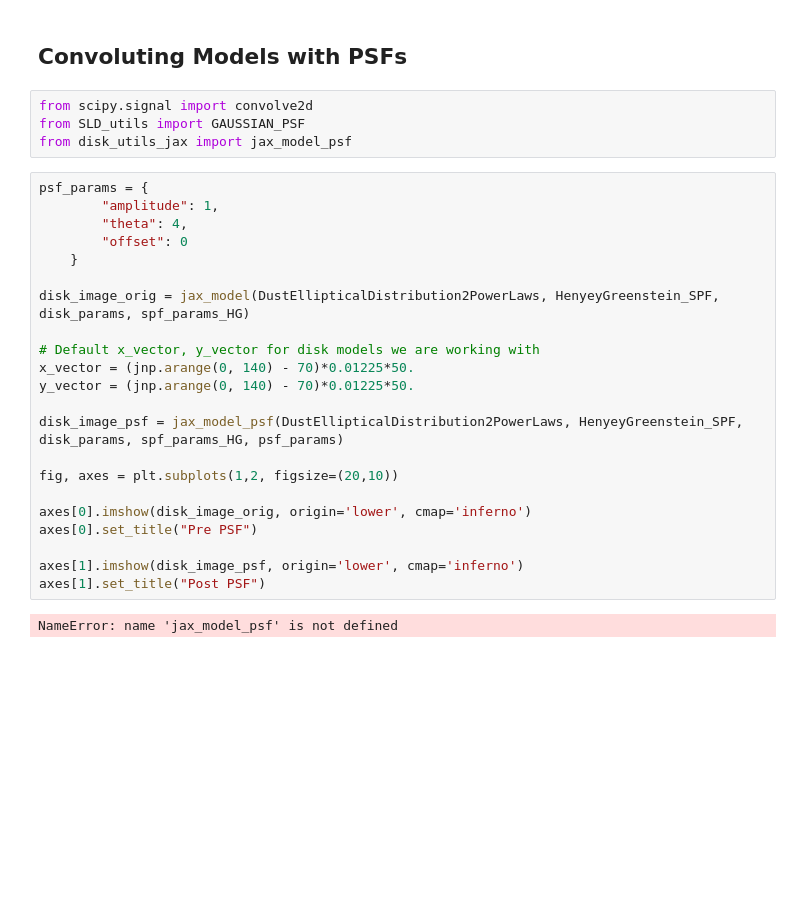
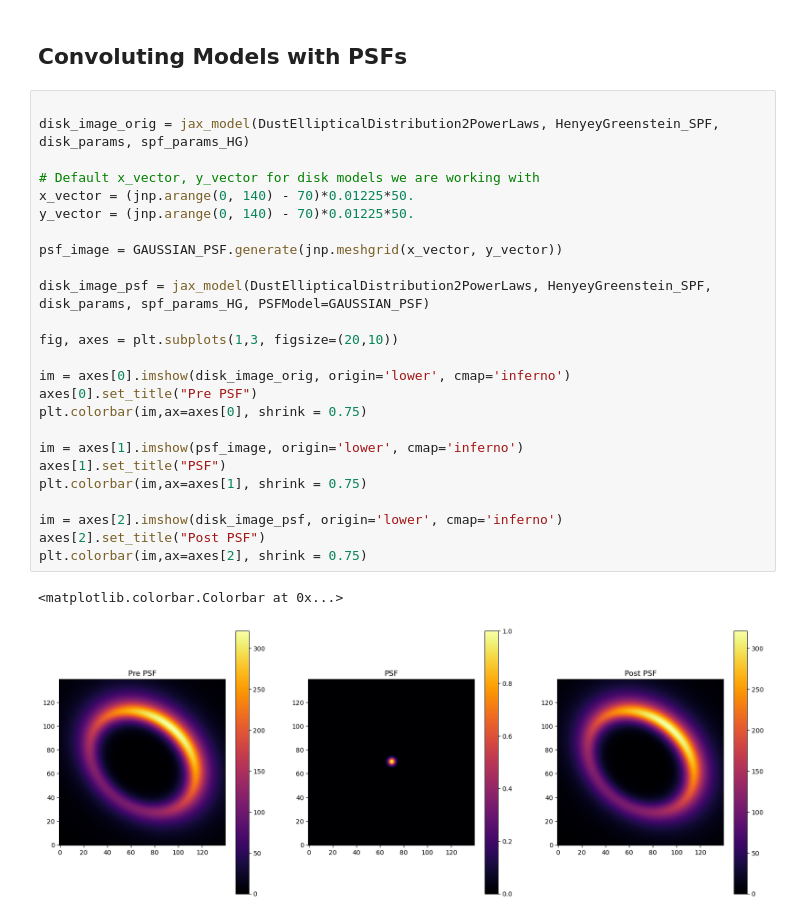
Before and after one commit to mihir-r-kondapalli/GRaTeR-JAX, a Jupyter notebook: DiskTutorial.ipynb, the cells around one changed output. Saved outputs shown, nothing was run; the diff lists cells and outputs as text; blank space fills up the shorter version.

Commit message:
Analyzing Disk Fits plus some other stuff

```diff
--- a/DiskTutorial.ipynb
+++ b/DiskTutorial.ipynb
@@ -200,30 +203,30 @@ Text(0.5, 1.0, 'Target Image')
 # %% [markdown]
 ## Convoluting Models with PSFs
-# %%
-from scipy.signal import convolve2d
-from SLD_utils import GAUSSIAN_PSF
-from disk_utils_jax import jax_model_psf
 # %%
-psf_params = {
-        "amplitude": 1,
-        "theta": 4,
-        "offset": 0
-    }
 
 disk_image_orig = jax_model(DustEllipticalDistribution2PowerLaws, HenyeyGreenstein_SPF, disk_params, spf_params_HG)
 
 # Default x_vector, y_vector for disk models we are working with
 x_vector = (jnp.arange(0, 140) - 70)*0.01225*50.
 y_vector = (jnp.arange(0, 140) - 70)*0.01225*50.
 
-disk_image_psf = jax_model_psf(DustEllipticalDistribution2PowerLaws, HenyeyGreenstein_SPF, disk_params, spf_params_HG, psf_params)
+psf_image = GAUSSIAN_PSF.generate(jnp.meshgrid(x_vector, y_vector))
 
-fig, axes = plt.subplots(1,2, figsize=(20,10))
+disk_image_psf = jax_model(DustEllipticalDistribution2PowerLaws, HenyeyGreenstein_SPF, disk_params, spf_params_HG, PSFModel=GAUSSIAN_PSF)
 
-axes[0].imshow(disk_image_orig, origin='lower', cmap='inferno')
+fig, axes = plt.subplots(1,3, figsize=(20,10))
+
+im = axes[0].imshow(disk_image_orig, origin='lower', cmap='inferno')
 axes[0].set_title("Pre PSF")
+plt.colorbar(im,ax=axes[0], shrink = 0.75)
 
-axes[1].imshow(disk_image_psf, origin='lower', cmap='inferno')
-axes[1].set_title("Post PSF")
+im = axes[1].imshow(psf_image, origin='lower', cmap='inferno')
+axes[1].set_title("PSF")
+plt.colorbar(im,ax=axes[1], shrink = 0.75)
+
+im = axes[2].imshow(disk_image_psf, origin='lower', cmap='inferno')
+axes[2].set_title("Post PSF")
+plt.colorbar(im,ax=axes[2], shrink = 0.75)
 # %% [output]
-NameError: name 'jax_model_psf' is not defined
+<matplotlib.colorbar.Colorbar at 0x...>
+[figure, added]
```
Also changed, not shown: parts of 7 cells of this notebook, 29 other files.
